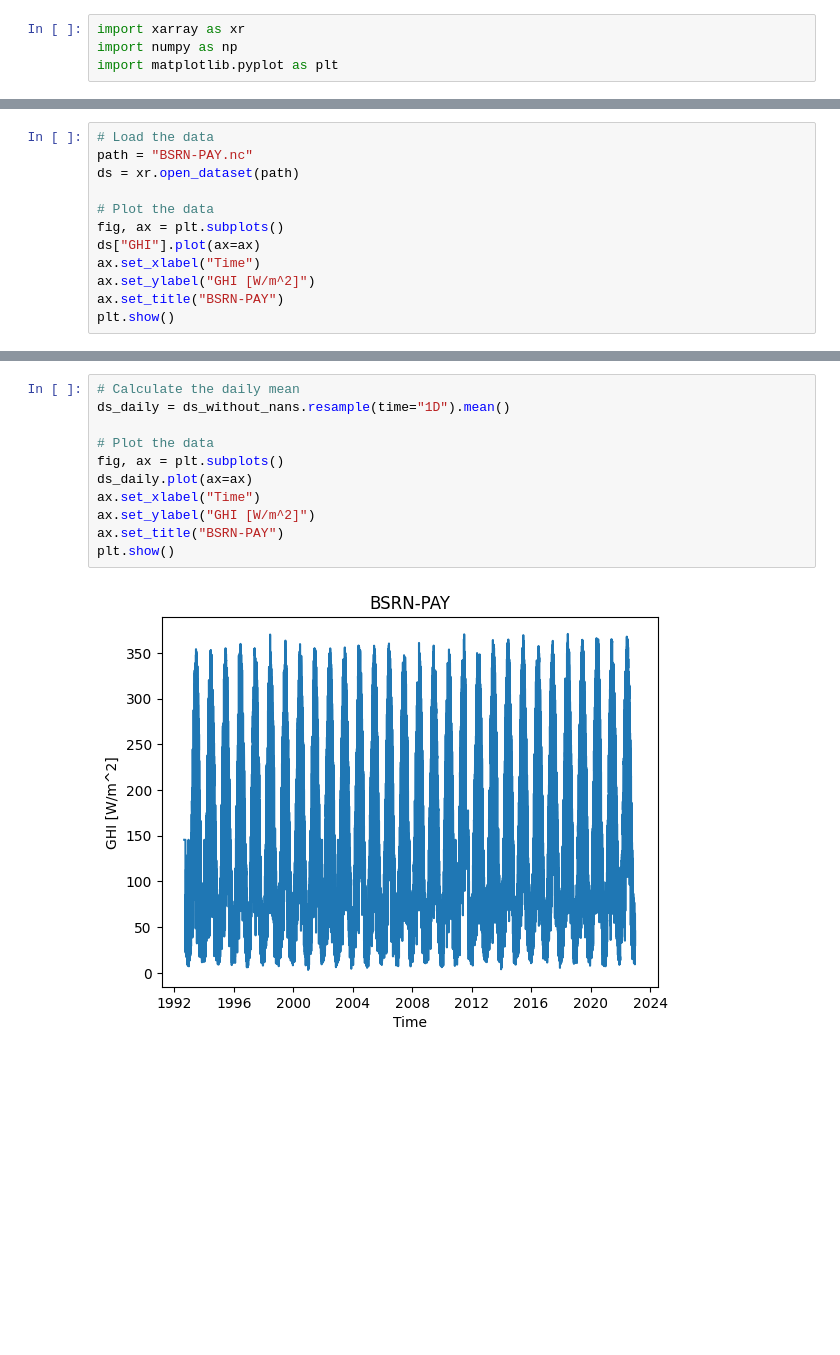
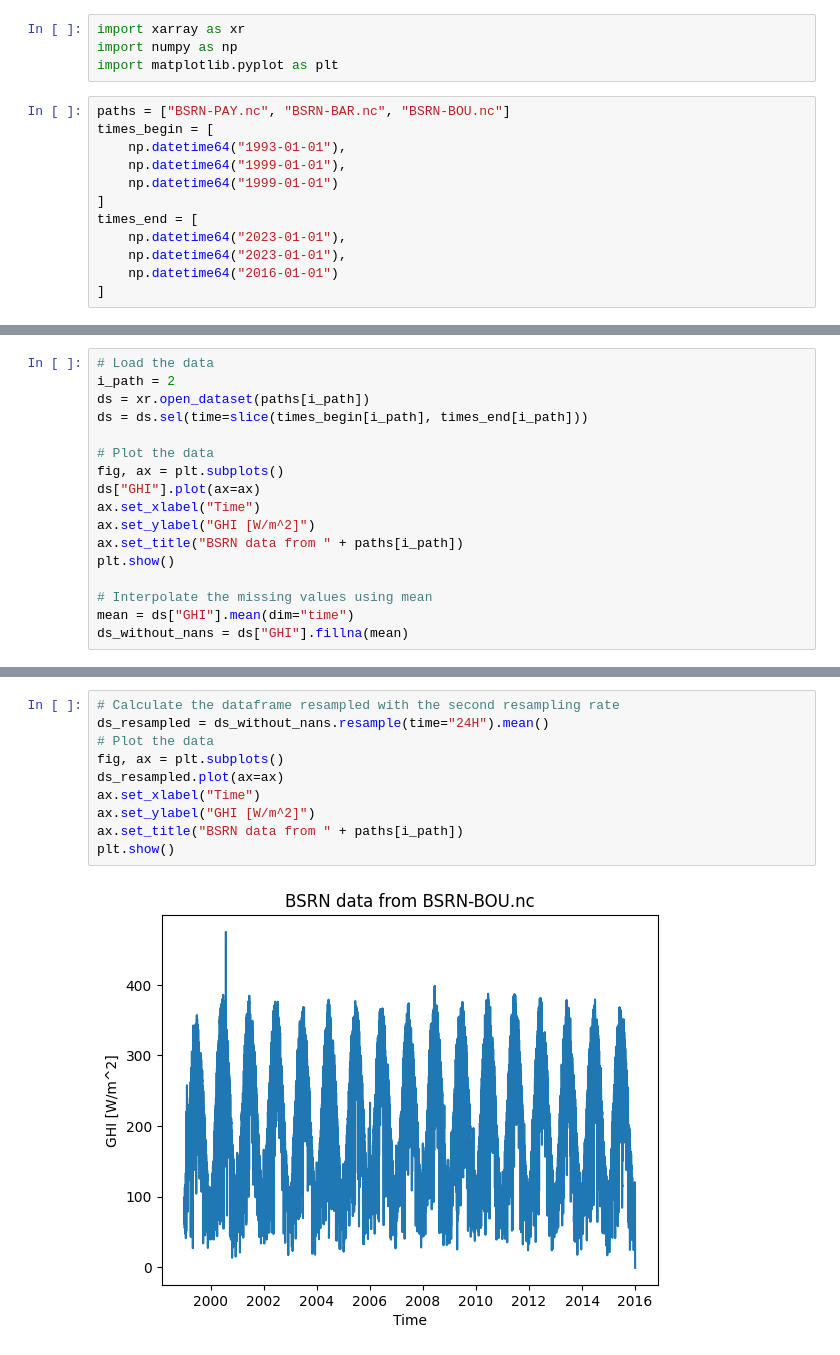
Before and after one commit to MariusAlonso/MVA-TS-Intrinsic-Timescales-Surface-Solar-Irradiance, a Jupyter notebook: main.ipynb, the cells around one changed output, grey strips where cells are left out. Drawn from its saved outputs; the diff is of its cells as text; blank space fills up the shorter version.

```diff
--- a/main.ipynb
+++ b/main.ipynb
@@ -2,3 +2,15 @@
 import xarray as xr
 import numpy as np
 import matplotlib.pyplot as plt
+# %%
+paths = ["BSRN-PAY.nc", "BSRN-BAR.nc", "BSRN-BOU.nc"]
+times_begin = [
+    np.datetime64("1993-01-01"),
+    np.datetime64("1999-01-01"),
+    np.datetime64("1999-01-01")
+]
+times_end = [
+    np.datetime64("2023-01-01"),
+    np.datetime64("2023-01-01"),
+    np.datetime64("2016-01-01")
+]
@@ -5,13 +19,18 @@ import matplotlib.pyplot as plt
 # %%
 # Load the data
-path = "BSRN-PAY.nc"
-ds = xr.open_dataset(path)
+i_path = 2
+ds = xr.open_dataset(paths[i_path])
+ds = ds.sel(time=slice(times_begin[i_path], times_end[i_path]))
 
 # Plot the data
 fig, ax = plt.subplots()
 ds["GHI"].plot(ax=ax)
 ax.set_xlabel("Time")
 ax.set_ylabel("GHI [W/m^2]")
-ax.set_title("BSRN-PAY")
+ax.set_title("BSRN data from " + paths[i_path])
 plt.show()
+
+# Interpolate the missing values using mean
+mean = ds["GHI"].mean(dim="time")
+ds_without_nans = ds["GHI"].fillna(mean)
 # %% [output]
@@ -23,13 +38,12 @@ ds_without_nans = ds["GHI"].fillna(mean)
 # %%
-# Calculate the daily mean
-ds_daily = ds_without_nans.resample(time="1D").mean()
-
+# Calculate the dataframe resampled with the second resampling rate
+ds_resampled = ds_without_nans.resample(time="24H").mean()
 # Plot the data
 fig, ax = plt.subplots()
-ds_daily.plot(ax=ax)
+ds_resampled.plot(ax=ax)
 ax.set_xlabel("Time")
 ax.set_ylabel("GHI [W/m^2]")
-ax.set_title("BSRN-PAY")
+ax.set_title("BSRN data from " + paths[i_path])
 plt.show()
 # %% [output]
-[figure, old version]
+[figure, new version]
```
Also changed, not shown: parts of 15 cells of this notebook, 2 other files.
